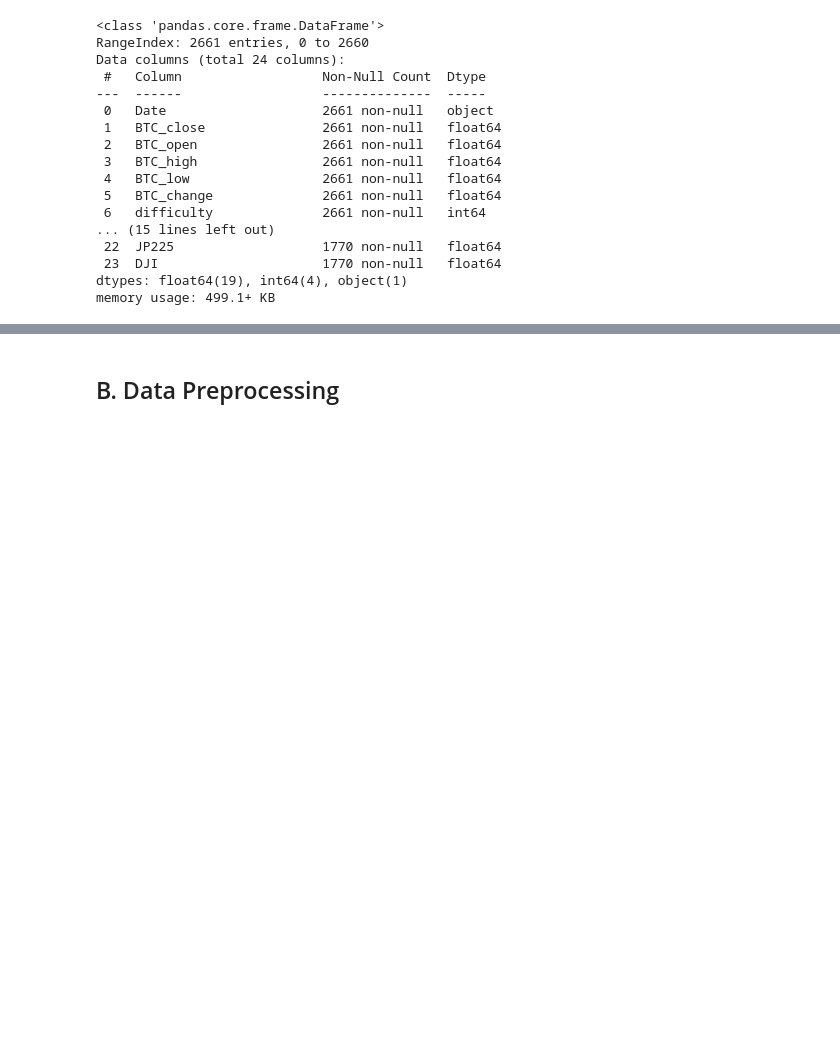
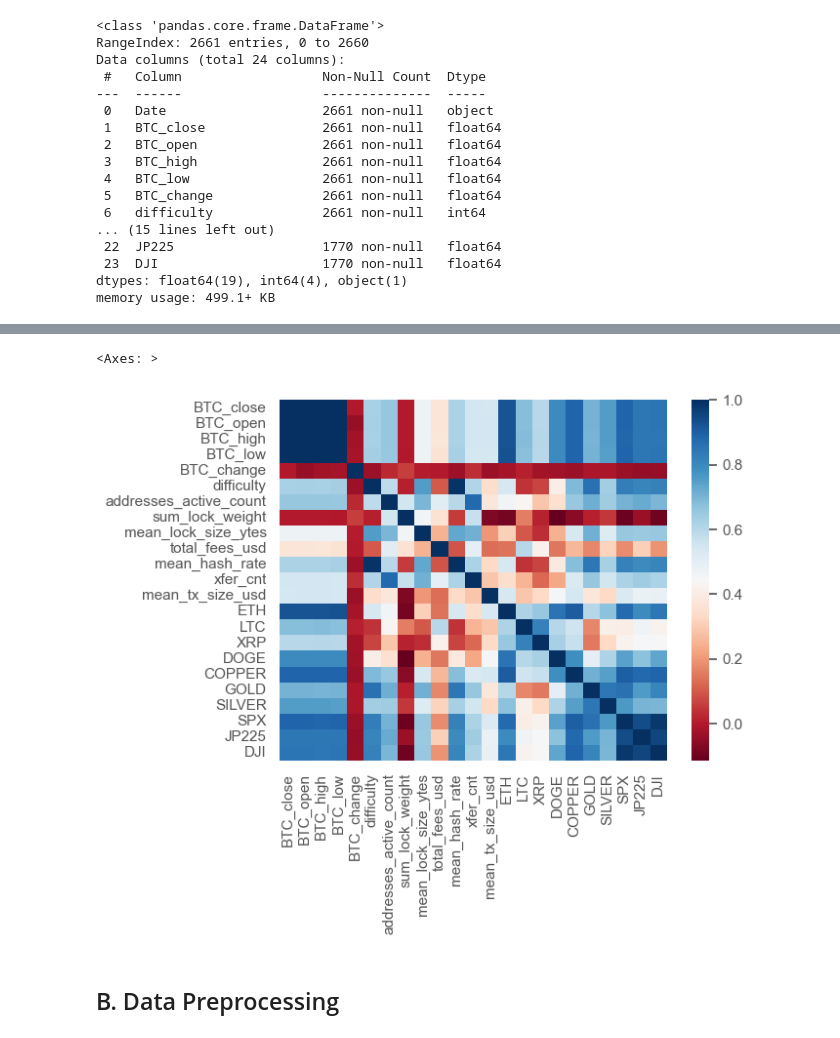
Before and after one commit to lavibula/BitcoinPrediction, a Jupyter notebook: data/pre-processing-raw.ipynb, the cells around one changed output, grey strips where cells are left out. Saved outputs shown, nothing was run; the diff lists cells and outputs as text; code cells hidden in the pictures; blank space fills up the shorter version.

```diff
--- a/data/pre-processing-raw.ipynb
+++ b/data/pre-processing-raw.ipynb
@@ -73,3 +74,5 @@ Data columns (total 24 columns):
  23  DJI                     1770 non-null   float64
 dtypes: float64(19), int64(4), object(1)
 memory usage: 499.1+ KB
+# %%
+dd = df.drop(['Date'], axis = 1)
@@ -76,3 +99,8 @@ memory usage: 499.1+ KB
+# %%
+sns.heatmap(dd.corr(), cmap="RdBu")
+# %% [output]
+<Axes: >
+[figure, added]
 # %% [markdown]
 ## B. Data Preprocessing
 # %% [markdown]
```
Also changed, not shown: parts of 7 cells of this notebook.
